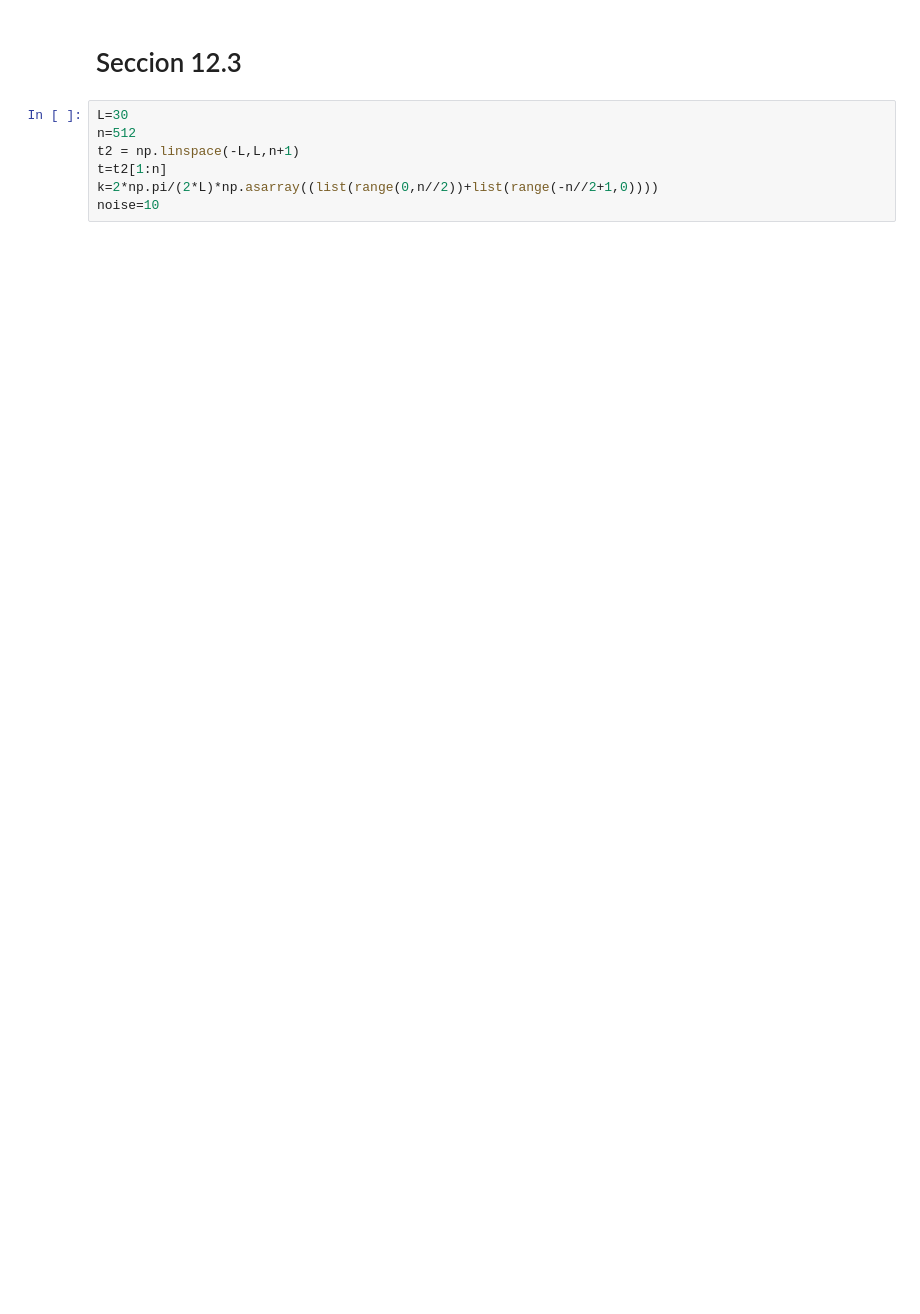
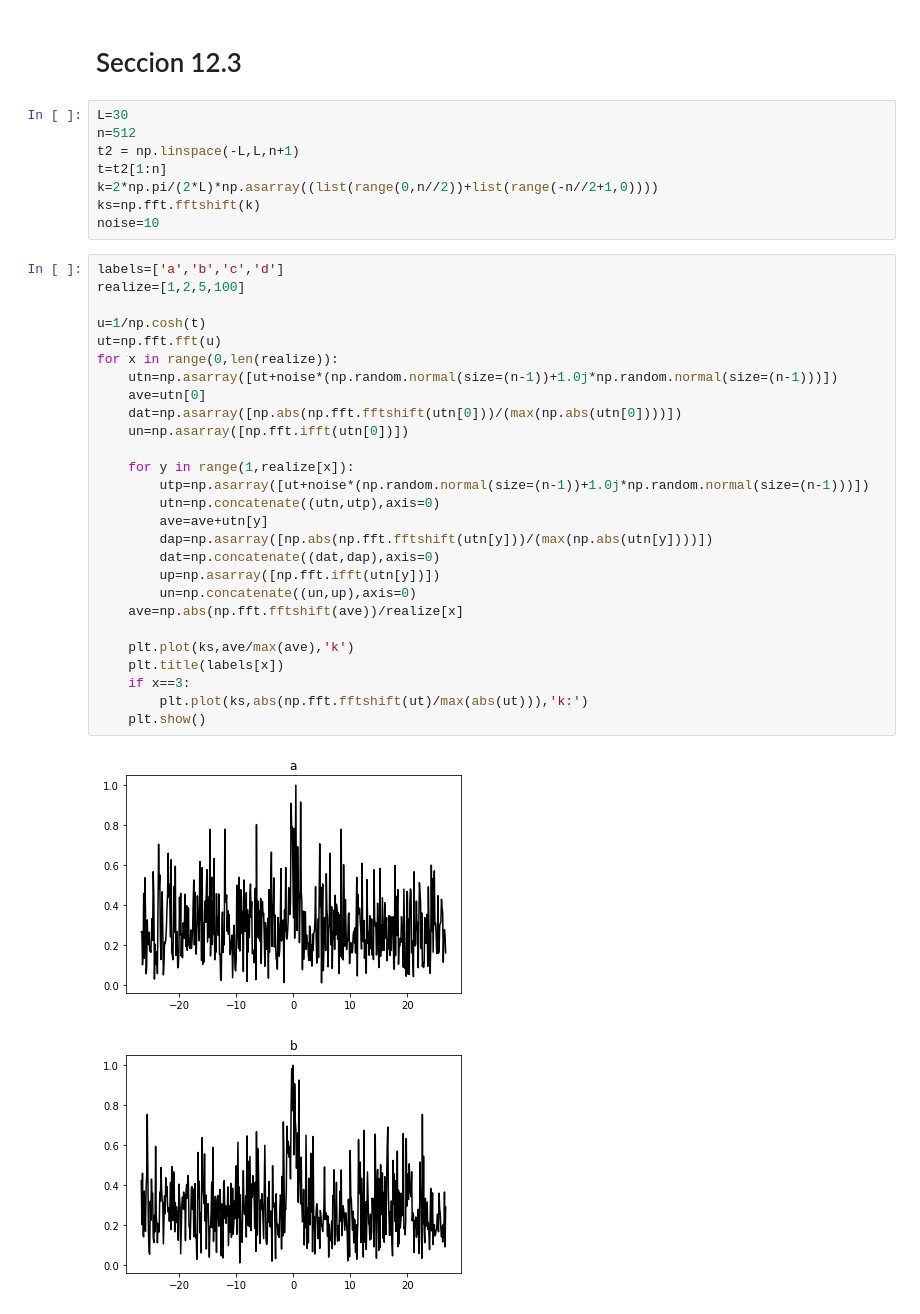
Before and after one commit to jrod781/Herramientas-Computacionales-IMEC3602, a Jupyter notebook: 05_taller04/taller4.ipynb, the cells around one changed output. Cells and saved outputs as stored; diff of their text form; blank space fills up the shorter version.

```diff
--- a/05_taller04/taller4.ipynb
+++ b/05_taller04/taller4.ipynb
@@ -163,4 +178,35 @@ n=512
 t2 = np.linspace(-L,L,n+1)
 t=t2[1:n]
 k=2*np.pi/(2*L)*np.asarray((list(range(0,n//2))+list(range(-n//2+1,0))))
+ks=np.fft.fftshift(k)
 noise=10
+# %%
+labels=['a','b','c','d']
+realize=[1,2,5,100]
+
+u=1/np.cosh(t)
+ut=np.fft.fft(u)
+for x in range(0,len(realize)):
+    utn=np.asarray([ut+noise*(np.random.normal(size=(n-1))+1.0j*np.random.normal(size=(n-1)))])
+    ave=utn[0]
+    dat=np.asarray([np.abs(np.fft.fftshift(utn[0]))/(max(np.abs(utn[0])))])
+    un=np.asarray([np.fft.ifft(utn[0])])
+
+    for y in range(1,realize[x]):
+        utp=np.asarray([ut+noise*(np.random.normal(size=(n-1))+1.0j*np.random.normal(size=(n-1)))])
+        utn=np.concatenate((utn,utp),axis=0)
+        ave=ave+utn[y]
+        dap=np.asarray([np.abs(np.fft.fftshift(utn[y]))/(max(np.abs(utn[y])))])
+        dat=np.concatenate((dat,dap),axis=0)
+        up=np.asarray([np.fft.ifft(utn[y])])
+        un=np.concatenate((un,up),axis=0)
+    ave=np.abs(np.fft.fftshift(ave))/realize[x]
+
+    plt.plot(ks,ave/max(ave),'k')
+    plt.title(labels[x])
+    if x==3:
+        plt.plot(ks,abs(np.fft.fftshift(ut)/max(abs(ut))),'k:')
+    plt.show()
+# %% [output]
+[figure, added]
+[figure, added]
```
Also changed, not shown: parts of 21 cells of this notebook.
